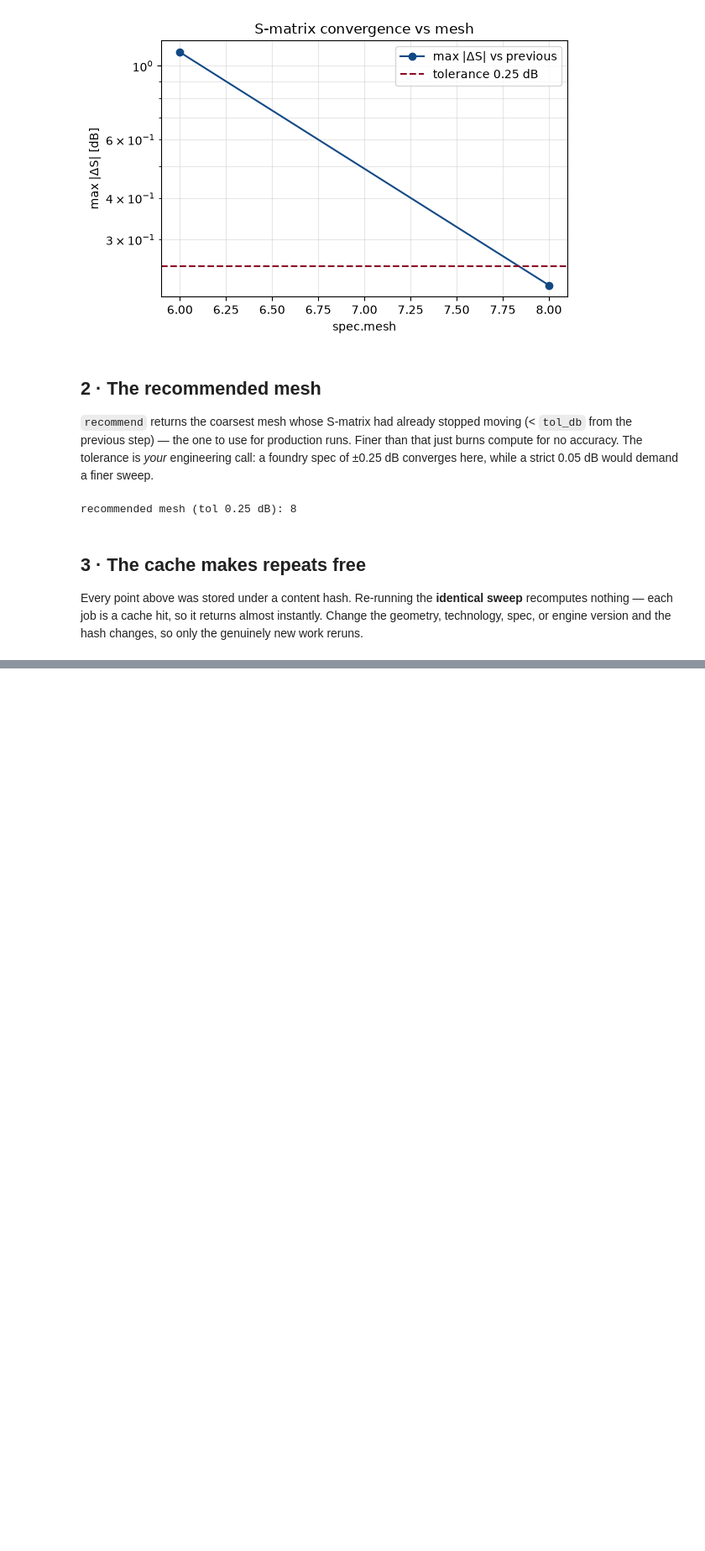
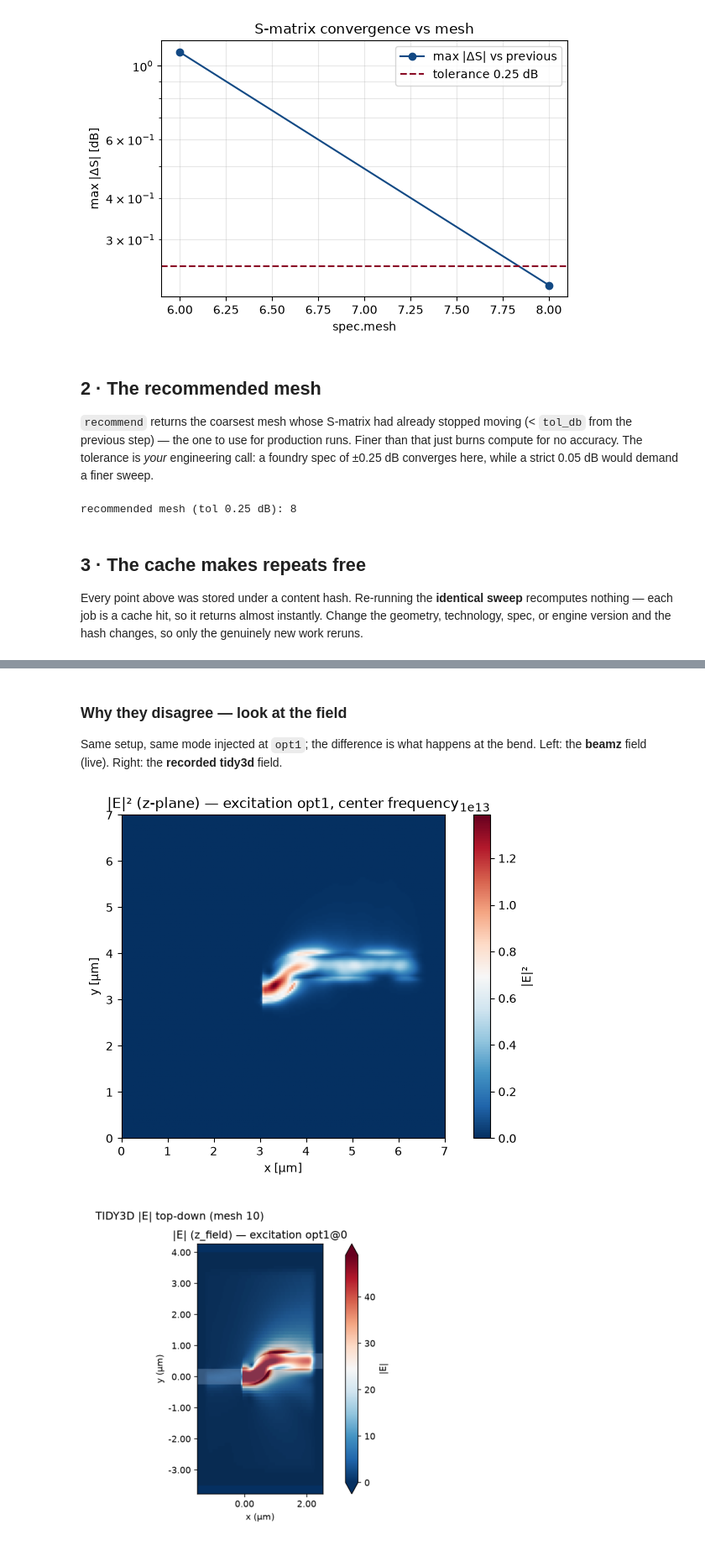
Before and after one commit to SiEPIC/gds_fdtd, a Jupyter notebook: examples/06_convergence_and_caching/06_convergence_and_caching.ipynb, the cells around one changed output, grey strips where cells are left out. Shown at 84% size. Drawn from its saved outputs; the diff is of its cells as text; code cells hidden in the pictures; blank space fills up the shorter version.

```diff
--- a/examples/06_convergence_and_caching/06_convergence_and_caching.ipynb
+++ b/examples/06_convergence_and_caching/06_convergence_and_caching.ipynb
@@ -121,0 +221,16 @@ Lumerical, and how their results line up.
+# %% [markdown]
+### Why they disagree — look at the field
+
+Same setup, same mode injected at `opt1`; the difference is what happens at the
+bend. Left: the **beamz** field (live). Right: the **recorded tidy3d** field.
+# %%
+field_solver.plot_fields(axis="z")  # beamz |E|, live
+plt.show()
+
+fig, ax = plt.subplots(figsize=(6, 5))
+ax.imshow(mpimg.imread(str(_find("examples/06_convergence_and_caching/recorded/sbend_tidy3d_field.png"))))
+ax.axis("off")
+plt.show()
+# %% [output]
+[figure, added]
+[figure, added]
```
Also changed, not shown: parts of 12 cells of this notebook, 8 other files.
